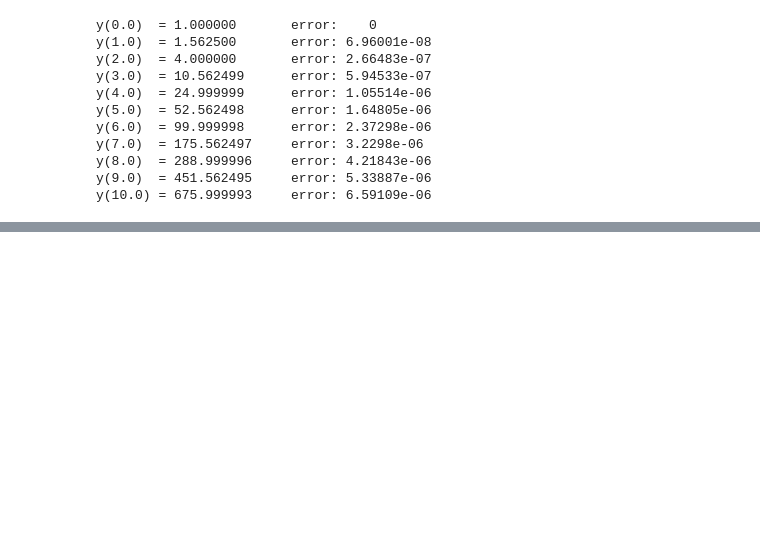
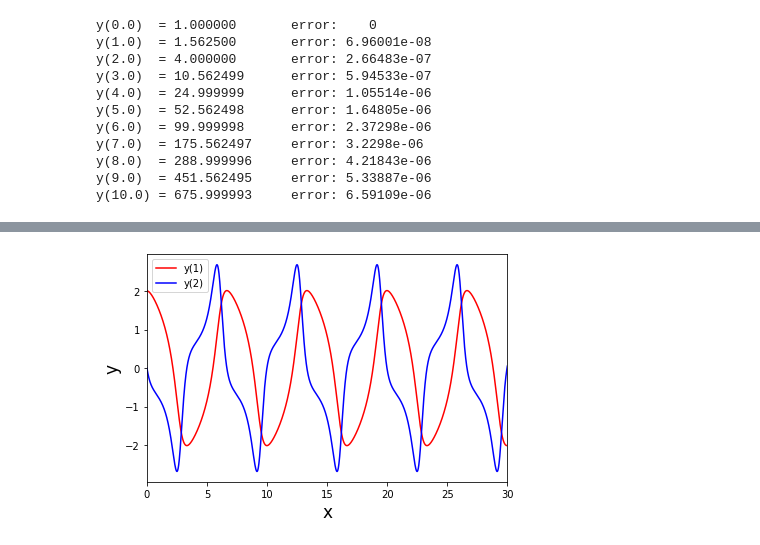
Before and after one commit to CFP106022272/Neuronal-Dynamics, a Jupyter notebook: Runge-Kutta-Merson Method.ipynb, the cells around one changed output, grey strips where cells are left out. Cells and saved outputs as stored; diff of their text form; code cells hidden in the pictures; blank space fills up the shorter version.

```diff
--- a/Runge-Kutta-Merson Method.ipynb
+++ b/Runge-Kutta-Merson Method.ipynb
@@ -106,0 +280,91 @@ plt.show()
+# %%
+## solve 2nd-order differential equation ##
+import matplotlib.pyplot as plt
+import numpy as np
+
+
+def feval(funcName, *args):
+    return eval(funcName)(*args)
+
+
+def RKM5thOrder(func, yinit, x_range, h):
+    m = len(yinit)
+    n = int((x_range[-1] - x_range[0])/h)
+
+    x = x_range[0]
+    y = yinit
+
+    # Containers for solutions
+    xsol = np.empty(0)
+    xsol = np.append(xsol, x)
+
+    ysol = np.empty(0)
+    ysol = np.append(ysol, y)
+
+    for i in range(n):
+        k1 = feval(func, x, y)
+
+        yp2 = y + k1*(h/3)
+
+        k2 = feval(func, x+h/3, yp2)
+
+        yp3 = y + (k1+k2)*(h/6)
+
+        k3 = feval(func, x+h/3, yp3)
+
+        yp4 = y + (k1+3*k3)*(h/8)
+
+        k4 = feval(func, x+h/2, yp4)
+
+        yp5 = y + (k1-3*k3+4*k4)*(h/2)
+
+        k5 = feval(func, x+h, yp5)
+
+        for j in range(m):
+            y[j] = y[j] + (h/6)*(k1[j] + 4*k4[j] + k5[j])
+
+        x = x + h
+        xsol = np.append(xsol, x)
+
+        for r in range(len(y)):
+            ysol = np.append(ysol, y[r])
+
+    return [xsol, ysol]
+
+
+def myFunc(x, y):
+    # Van der Pol oscillator
+    a = 1.0
+    dy = np.zeros((len(y)))
+    dy[0] = y[1]   #y[0]=y', y[1]=y"
+    dy[1] = a*(1 - y[0]**2)*y[1] - y[0]   # ODE function y"(t)
+    return dy
+
+#---------------------------
+
+h = 0.01
+x = np.array([0.0, 30.0])   #time range
+yinit = np.array([2.0, 0.0])   #initial conditions[y(t),y'(t)]
+
+
+[ts, ys] = RKM5thOrder('myFunc', yinit, x, h)
+
+node = len(yinit)
+ys1 = ys[0::node]   #y(t) solution
+ys2 = ys[1::node]   #y'(t) slope
+
+
+
+plt.plot(ts, ys1, 'r')
+plt.plot(ts, ys2, 'b')
+plt.xlim(x[0], x[1])
+plt.legend(["y(1)", "y(2)"], loc=2)
+plt.xlabel('x', fontsize=17)
+plt.ylabel('y', fontsize=17)
+plt.tight_layout()
+plt.show()
+
+#Uncomment the following to print the figure:
+#plt.savefig('Fig_ex7_RK4th.png', dpi=600)
+# %% [output]
+[figure, added]
```
Also changed, not shown: parts of 2 cells of this notebook.
